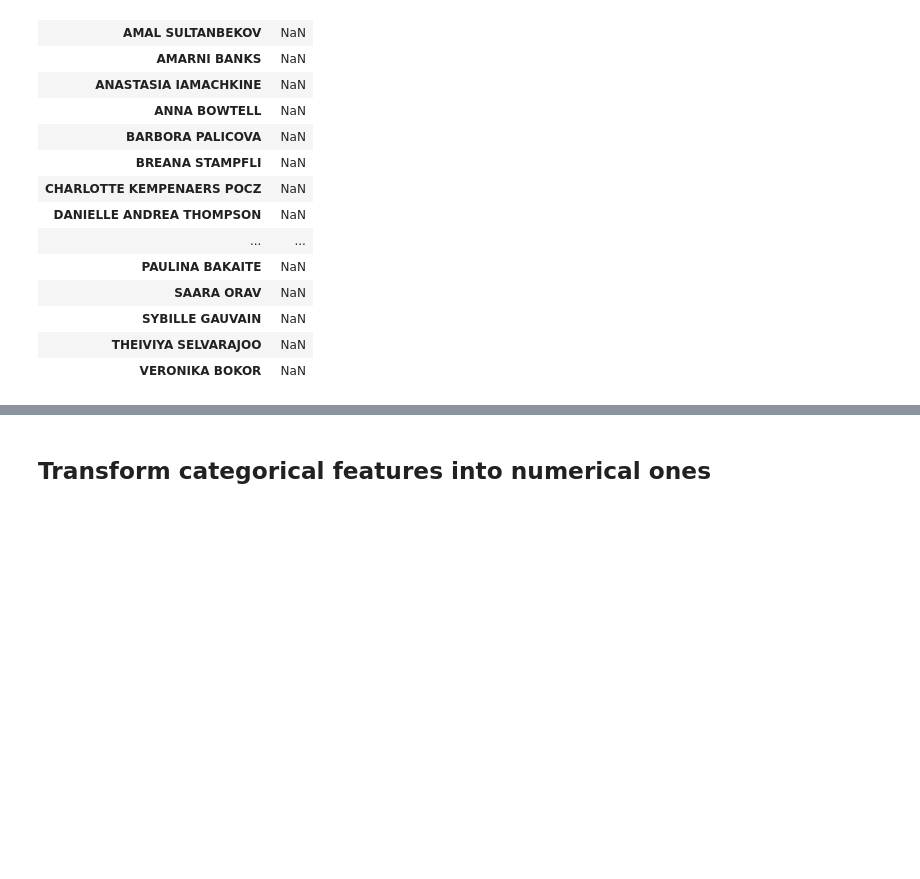
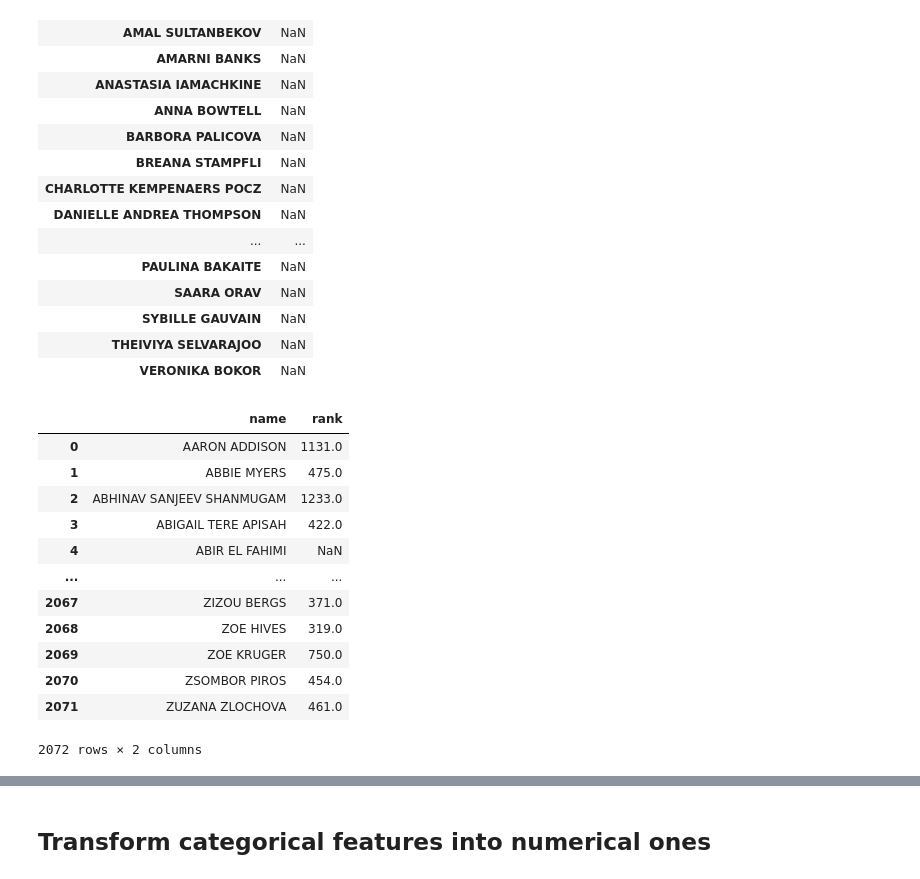
Before and after one commit to OrnelaDanushi/DM-project21, a Jupyter notebook: Task3/Classification.ipynb, the cells around one changed output, grey strips where cells are left out. Saved outputs shown, nothing was run; the diff lists cells and outputs as text; code cells hidden in the pictures; blank space fills up the shorter version.

```diff
--- a/Task3/Classification.ipynb
+++ b/Task3/Classification.ipynb
@@ -132,3 +154,20 @@ player[player['rank'].isna()]
 | SYBILLE GAUVAIN | NaN |
 | THEIVIYA SELVARAJOO | NaN |
 | VERONIKA BOKOR | NaN |
+# %%
+player.reset_index(inplace = True)
+player
+# %% [output]
+|  | name | rank |
+| 0 | AARON ADDISON | 1131.0 |
+| 1 | ABBIE MYERS | 475.0 |
+| 2 | ABHINAV SANJEEV SHANMUGAM | 1233.0 |
+| 3 | ABIGAIL TERE APISAH | 422.0 |
+| 4 | ABIR EL FAHIMI | NaN |
+| ... | ... | ... |
+| 2067 | ZIZOU BERGS | 371.0 |
+| 2068 | ZOE HIVES | 319.0 |
+| 2069 | ZOE KRUGER | 750.0 |
+| 2070 | ZSOMBOR PIROS | 454.0 |
+| 2071 | ZUZANA ZLOCHOVA | 461.0 |
+2072 rows × 2 columns
```
Also changed, not shown: parts of 32 cells of this notebook.
